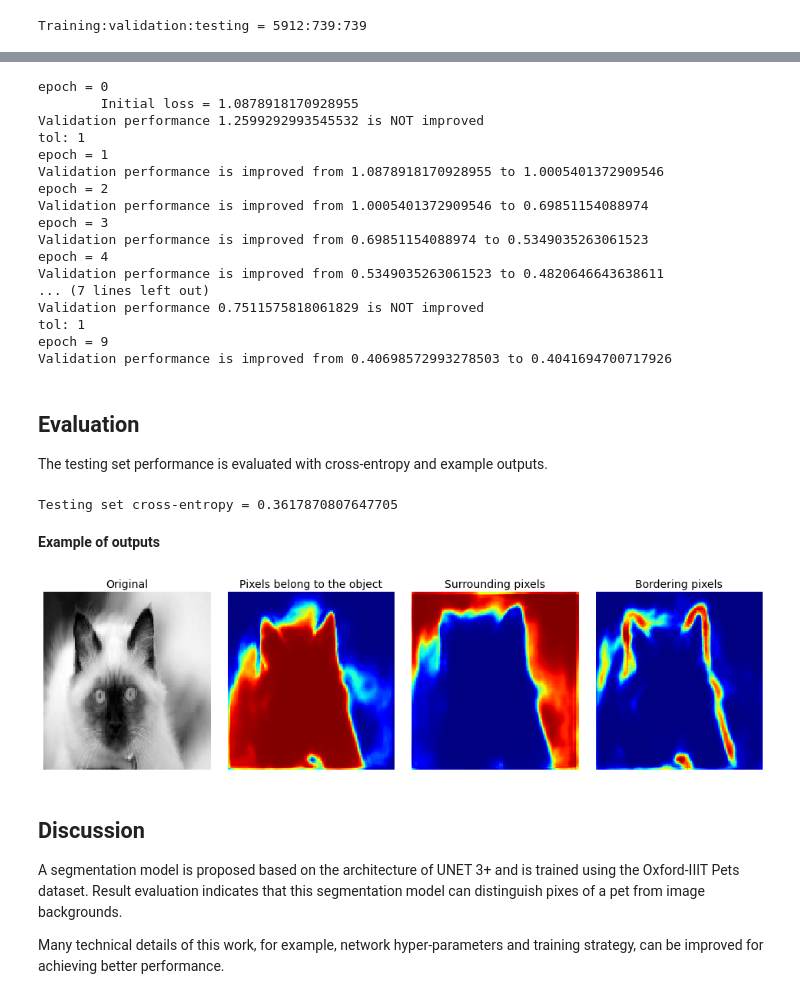
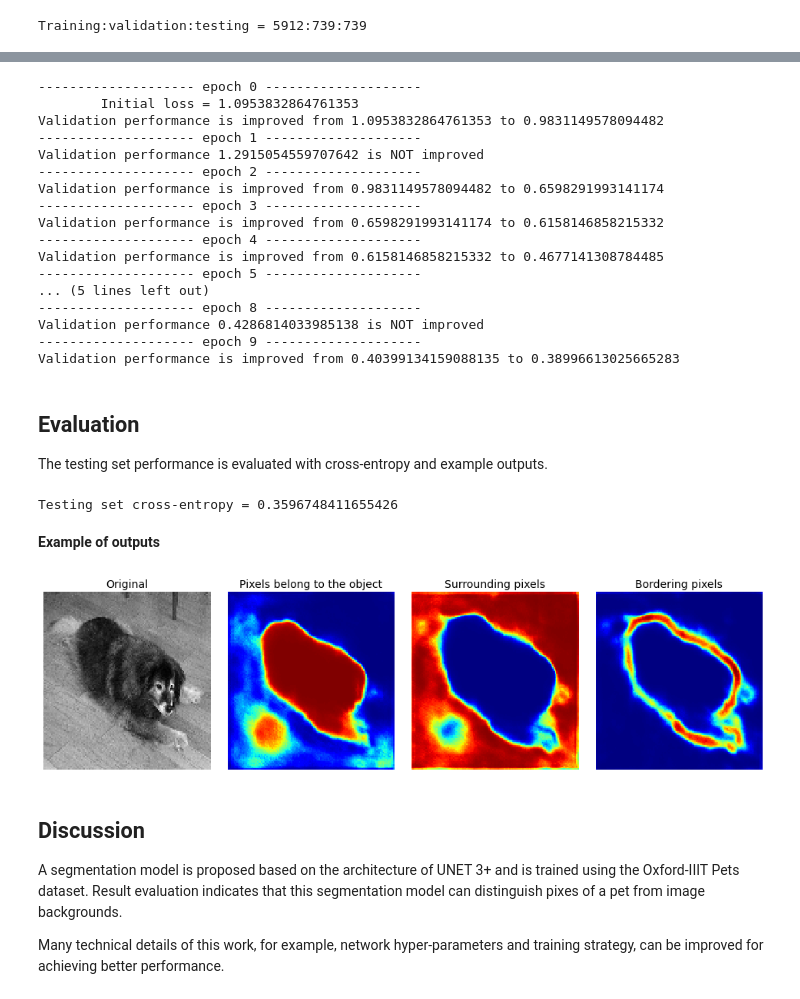
Before and after one commit to yingkaisha/keras-unet-collection, a Jupyter notebook: examples/segmentation_unet-three-plus_oxford-iiit.ipynb, the cells around one changed output, grey strips where cells are left out. Saved outputs shown, nothing was run; the diff lists cells and outputs as text; code cells hidden in the pictures.

```diff
--- a/examples/segmentation_unet-three-plus_oxford-iiit.ipynb
+++ b/examples/segmentation_unet-three-plus_oxford-iiit.ipynb
@@ -14,7 +19,7 @@ from keras_unet_collection import models, backbones, utils
 first_time_running = False
 
 # user-specified working directory
-filepath = 'system/drive/oxford_iiit/'
+filepath = '/glade/scratch/ksha/DATA/test_data/oxford_iiit/' #'system/drive/oxford_iiit/'
 # %% [markdown]
 ## The Oxford-IIIT Pets dataset
 
@@ -214,7 +219,7 @@ min_del = 0 # the lowest acceptable loss value reduction
 
 # loop over epoches
 for epoch in range(N_epoch):
-    print('epoch = {}'.format(epoch))
+    print('-------------------- epoch {} --------------------'.format(epoch))
 
     # initial loss record
     if epoch == 0:
@@ -230,8 +235,10 @@ for epoch in range(N_epoch):
 
         # batch data formation
         ## augmentation is not applied
-        train_input = input_data_process(utils.image_to_array(sample_names[ind_train][ind_train_shuffle], size=128, channel=3))
-        train_target = target_data_process(utils.image_to_array(label_names[ind_train][ind_train_shuffle], size=128, channel=1))
+        train_input = input_data_process(
+            utils.image_to_array(sample_names[ind_train][ind_train_shuffle], size=128, channel=3))
+        train_target = target_data_process(
+            utils.image_to_array(label_names[ind_train][ind_train_shuffle], size=128, channel=1))
 
         # train on batch
         loss_ = unet3plus.train_on_batch([train_input,],
@@ -262,23 +269,23 @@ for epoch in range(N_epoch):
             # Pass to the next epoch
             continue;
 # %% [output]
-epoch = 0
-        Initial loss = 1.0878918170928955
-Validation performance 1.2599292993545532 is NOT improved
-tol: 1
-epoch = 1
-Validation performance is improved from 1.0878918170928955 to 1.0005401372909546
-epoch = 2
-Validation performance is improved from 1.0005401372909546 to 0.69851154088974
-epoch = 3
-Validation performance is improved from 0.69851154088974 to 0.5349035263061523
-epoch = 4
-Validation performance is improved from 0.5349035263061523 to 0.4820646643638611
-... (7 lines left out)
-Validation performance 0.7511575818061829 is NOT improved
-tol: 1
-epoch = 9
-Validation performance is improved from 0.40698572993278503 to 0.4041694700717926
+-------------------- epoch 0 --------------------
+        Initial loss = 1.0953832864761353
+Validation performance is improved from 1.0953832864761353 to 0.9831149578094482
+-------------------- epoch 1 --------------------
+Validation performance 1.2915054559707642 is NOT improved
+-------------------- epoch 2 --------------------
+Validation performance is improved from 0.9831149578094482 to 0.6598291993141174
+-------------------- epoch 3 --------------------
+Validation performance is improved from 0.6598291993141174 to 0.6158146858215332
+-------------------- epoch 4 --------------------
+Validation performance is improved from 0.6158146858215332 to 0.4677141308784485
+-------------------- epoch 5 --------------------
+... (5 lines left out)
+-------------------- epoch 8 --------------------
+Validation performance 0.4286814033985138 is NOT improved
+-------------------- epoch 9 --------------------
+Validation performance is improved from 0.40399134159088135 to 0.38996613025665283
 # %% [markdown]
 ## Evaluation
 
@@ -289,7 +296,7 @@ y_pred = temp_out[-1]
 # %%
 print('Testing set cross-entropy = {}'.format(np.mean(keras.losses.categorical_crossentropy(test_target, y_pred))))
 # %% [output]
-Testing set cross-entropy = 0.3617870807647705
+Testing set cross-entropy = 0.3596748411655426
 # %% [markdown]
 **Example of outputs**
 # %%
@@ -302,23 +309,23 @@ def ax_decorate_box(ax):
                labelbottom=False, left=False, right=False, labelleft=False)
     return ax
 # %%
-i_sample = 3
+i_sample = 0
 
 fig, AX = plt.subplots(1, 4, figsize=(13, (13-0.2)/4))
 plt.subplots_adjust(0, 0, 1, 1, hspace=0, wspace=0.1)
 for ax in AX:
     ax = ax_decorate_box(ax)
 AX[0].pcolormesh(np.mean(test_input[i_sample, ...,], axis=-1), cmap=plt.cm.gray)
 AX[1].pcolormesh(y_pred[i_sample, ..., 0], cmap=plt.cm.jet)
 AX[2].pcolormesh(y_pred[i_sample, ..., 1], cmap=plt.cm.jet)
 AX[3].pcolormesh(y_pred[i_sample, ..., 2], cmap=plt.cm.jet)
 
 AX[0].set_title("Original", fontsize=14);
 AX[1].set_title("Pixels belong to the object", fontsize=14);
 AX[2].set_title("Surrounding pixels", fontsize=14);
 AX[3].set_title("Bordering pixels", fontsize=14);
 # %% [output]
-[figure, old version]
+[figure, new version]
 # %% [markdown]
 ## Discussion
 
```
Also changed, not shown: parts of 3 cells of this notebook.
